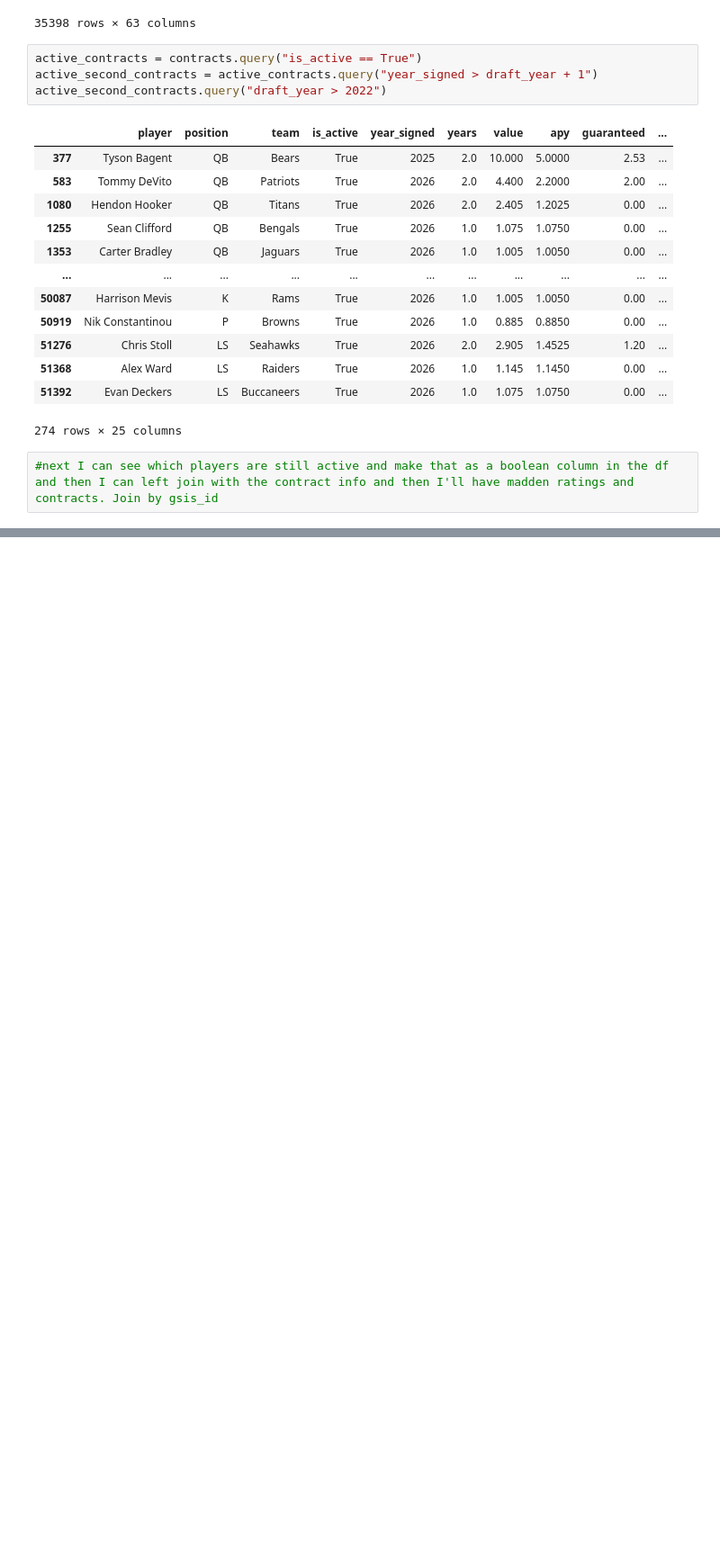
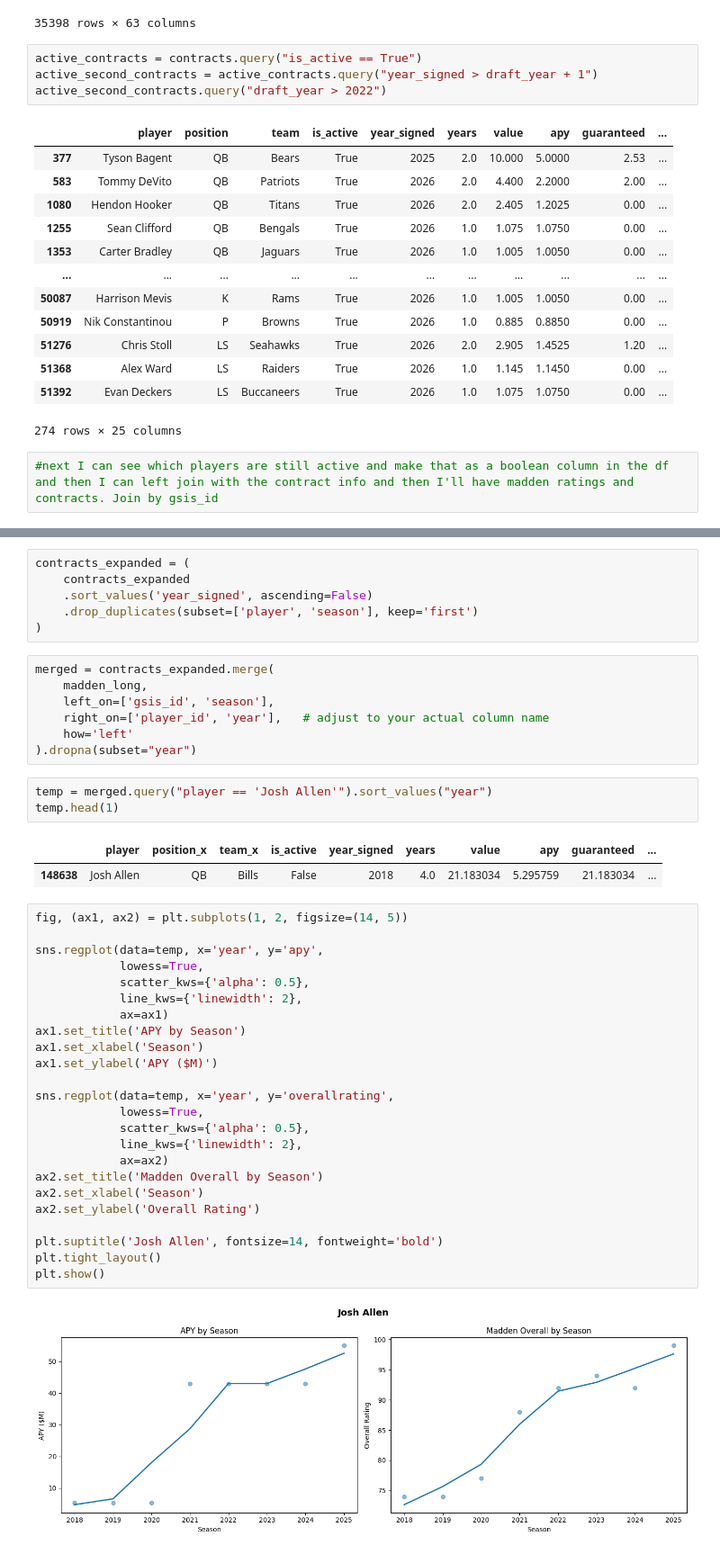
Before and after one commit to CharlieHubbard7/NFLResearch, a Jupyter notebook: NFL_Research_(5_26_26).ipynb, the cells around one changed output, grey strips where cells are left out. Shown at 90% size. Saved outputs shown, nothing was run; the diff lists cells and outputs as text; blank space fills up the shorter version.

```diff
--- a/NFL_Research_(5_26_26).ipynb
+++ b/NFL_Research_(5_26_26).ipynb
@@ -1152,0 +1180,45 @@ active_second_contracts.query("draft_year > 2022")
+# %%
+contracts_expanded = (
+    contracts_expanded
+    .sort_values('year_signed', ascending=False)
+    .drop_duplicates(subset=['player', 'season'], keep='first')
+)
+# %%
+merged = contracts_expanded.merge(
+    madden_long,
+    left_on=['gsis_id', 'season'],
+    right_on=['player_id', 'year'],   # adjust to your actual column name
+    how='left'
+).dropna(subset="year")
+# %%
+temp = merged.query("player == 'Josh Allen'").sort_values("year")
+temp.head(1)
+# %% [output]
+|  | player | position_x | team_x | is_active | year_signed | years | value | apy | guaranteed | ... |
+| 148638 | Josh Allen | QB | Bills | False | 2018 | 4.0 | 21.183034 | 5.295759 | 21.183034 | ... |
+# %%
+fig, (ax1, ax2) = plt.subplots(1, 2, figsize=(14, 5))
+
+sns.regplot(data=temp, x='year', y='apy',
+            lowess=True,
+            scatter_kws={'alpha': 0.5},
+            line_kws={'linewidth': 2},
+            ax=ax1)
+ax1.set_title('APY by Season')
+ax1.set_xlabel('Season')
+ax1.set_ylabel('APY ($M)')
+
+sns.regplot(data=temp, x='year', y='overallrating',
+            lowess=True,
+            scatter_kws={'alpha': 0.5},
+            line_kws={'linewidth': 2},
+            ax=ax2)
+ax2.set_title('Madden Overall by Season')
+ax2.set_xlabel('Season')
+ax2.set_ylabel('Overall Rating')
+
+plt.suptitle('Josh Allen', fontsize=14, fontweight='bold')
+plt.tight_layout()
+plt.show()
+# %% [output]
+[figure, added]
```
Also changed, not shown: parts of 3 cells of this notebook.
